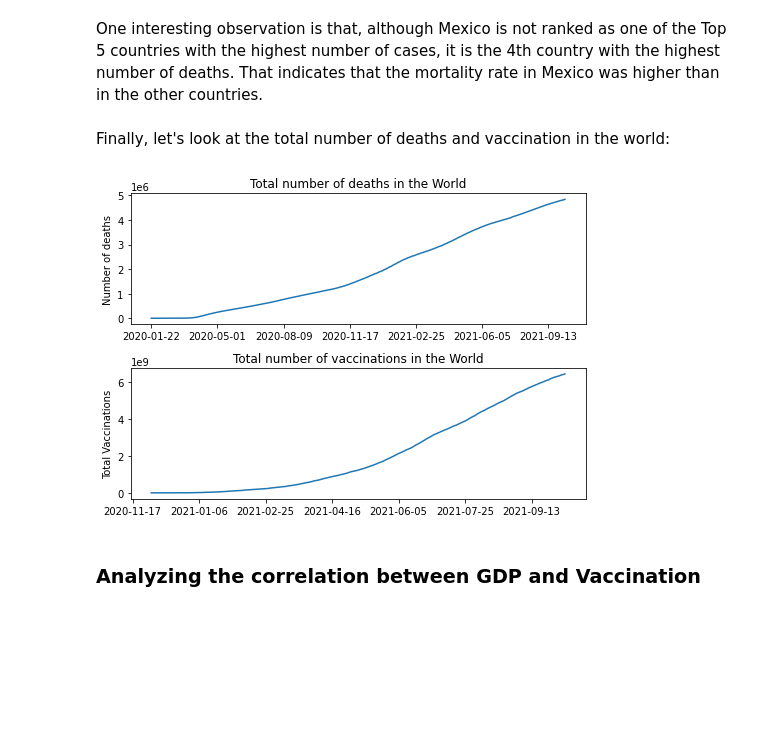
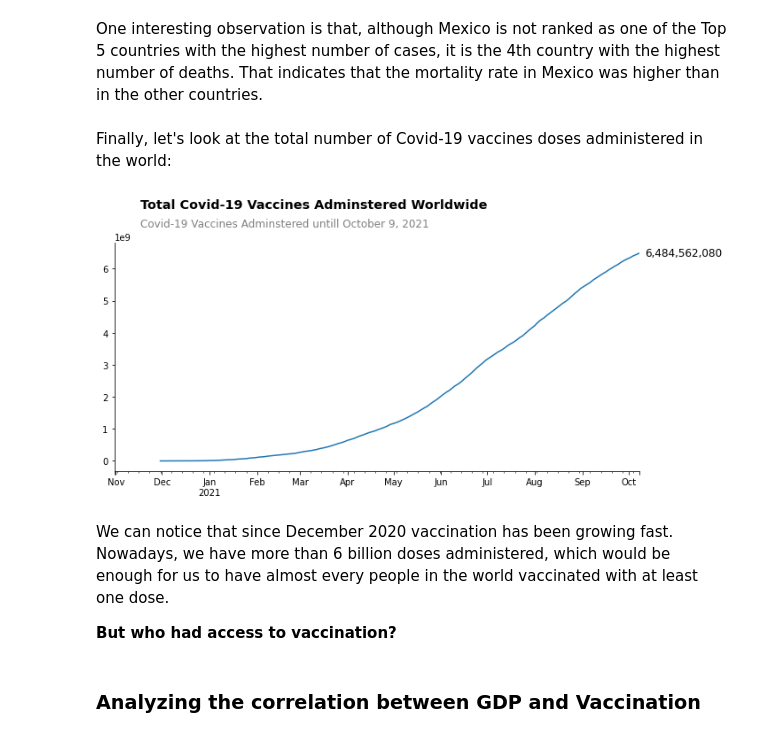
Before and after one commit to christianeloysio/Data_Science, a Jupyter notebook: Who_gets_to_live_during_the_pandemic?.ipynb, the cells around one changed output. Drawn from its saved outputs; the diff is of its cells as text; code cells hidden in the pictures; blank space fills up the shorter version.

```diff
--- a/Who_gets_to_live_during_the_pandemic?.ipynb
+++ b/Who_gets_to_live_during_the_pandemic?.ipynb
@@ -233,4 +277,4 @@ The countries with the highest number of cases and deaths are almost the same. O
 # %% [markdown]
 One interesting observation is that, although Mexico is not ranked as one of the Top 5 countries with the highest number of cases, it is the 4th country with the highest number of deaths. That indicates that the mortality rate in Mexico was higher than in the other countries.
 # %% [markdown]
-Finally, let's look at the total number of deaths and vaccination in the world:
+Finally, let's look at the total number of Covid-19 vaccines doses administered in the world:
@@ -240,21 +281,46 @@ df_world.set_index("date",inplace=True)
-# %%
-fig, (ax1, ax2) = plt.subplots(nrows=2, figsize=(7,5))
-df_world.total_deaths.plot(kind="line", ax=ax1, legend=False)
-
-ax1.set_title("Total number of deaths in the World")
-ax1.set_xlabel("")
-ax1.set_ylabel("Number of deaths")
-
-
-df_world.total_vaccinations.plot(kind="line", ax=ax2, legend=False)
-
-ax2.set_title("Total number of vaccinations in the World")
-ax2.set_xlabel("")
-ax2.set_ylabel("Total Vaccinations")
-
-plt.tight_layout()
-# %% [output]
-[figure, removed]
+# %%
+# Filtering the dataset for entries with location as "World"
+df_world = df[df.location == "World"].copy()
+
+# Transforming the "Date" variable type
+df_world.date = pd.to_datetime(df_world.date)
+
+# Filtering the dataset to dates closer to when vaccination started
+df_world = df_world[df_world.date > "2020-10-30"]
+
+#Grouping the entries per month, for better analysis
+df_month = df_world.groupby(pd.Grouper(key='date', axis=0, freq='2D', sort=True)).max()["total_vaccinations"]
+# %%
+fig, ax = plt.subplots(figsize=(10,5))
+
+#grouping the dataset by month
+df_month.plot(kind="line", ax=ax)
+
+#deleting the axes
+ax.spines["right"].set_visible(False)
+ax.spines["top"].set_visible(False)
+
+#Changing the axes
+ax.set(xlabel=None)
+
+#Plotting the legend
+plt.text(0.05,1.15,"Total Covid-19 Vaccines Adminstered Worldwide", transform=ax.transAxes, fontweight="bold", fontsize="x-large")
+plt.text(0.05,1.07,"Covid-19 Vaccines Adminstered untill October 9, 2021", transform=ax.transAxes, fontsize="large", color="gray")
+
+#getting last number of vaccines adminstred and plotting it to the chart
+total_vaccines = str("{:,}".format(int(df_world[df_world.date == df_world.date.max()]["total_vaccinations"])))
+plt.text(1.01,0.94,"{}".format(total_vaccines), transform=ax.transAxes, fontsize=12)
+
+plt.tight_layout();
+
+# Saving image
+fig.savefig("covid_vaccines.png")
+# %% [output]
+[figure, added]
+# %% [markdown]
+We can notice that since December 2020 vaccination has been growing fast. Nowadays, we have more than 6 billion doses administered, which would be enough for us to have almost every people in the world vaccinated with at least one dose.
+
+**But who had access to vaccination?**
 # %% [markdown]
 ### Analyzing the correlation between GDP and Vaccination
 # %% [markdown]
```
Also changed, not shown: parts of 25 cells of this notebook.
